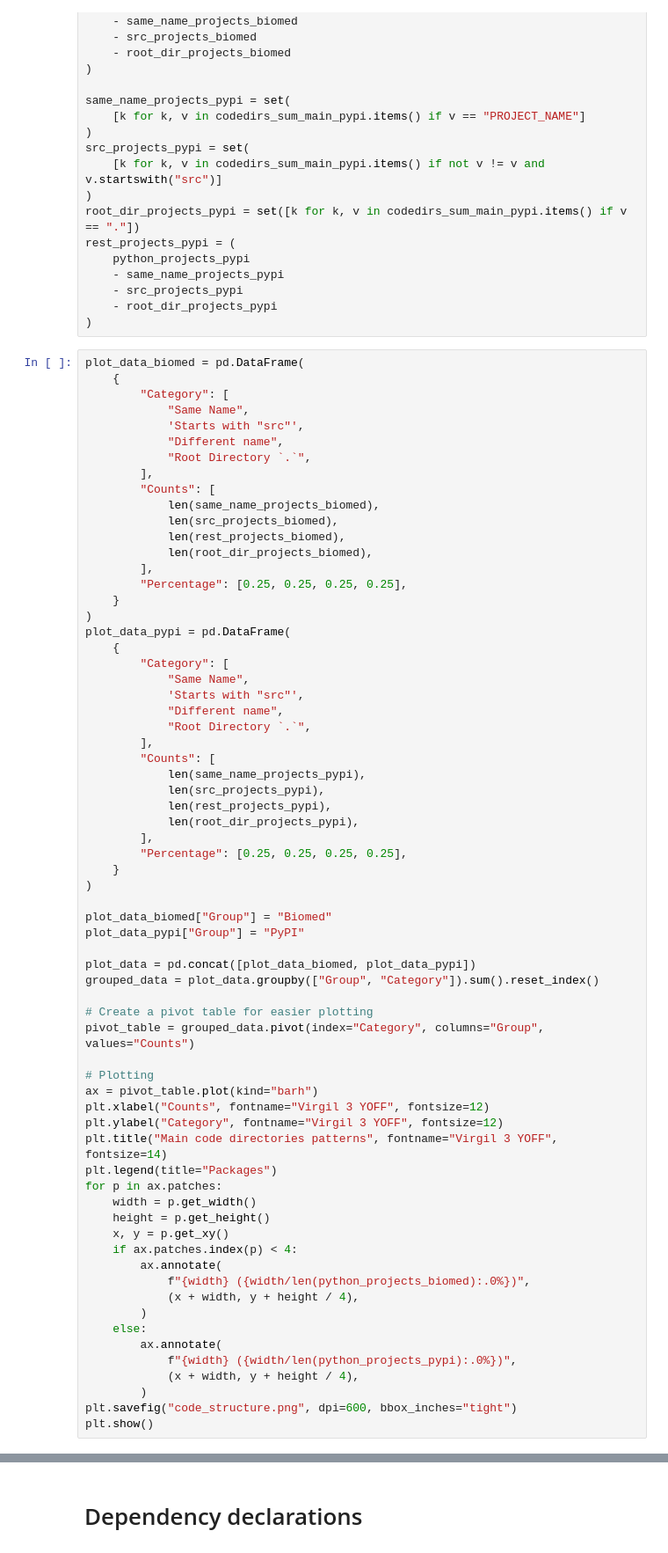
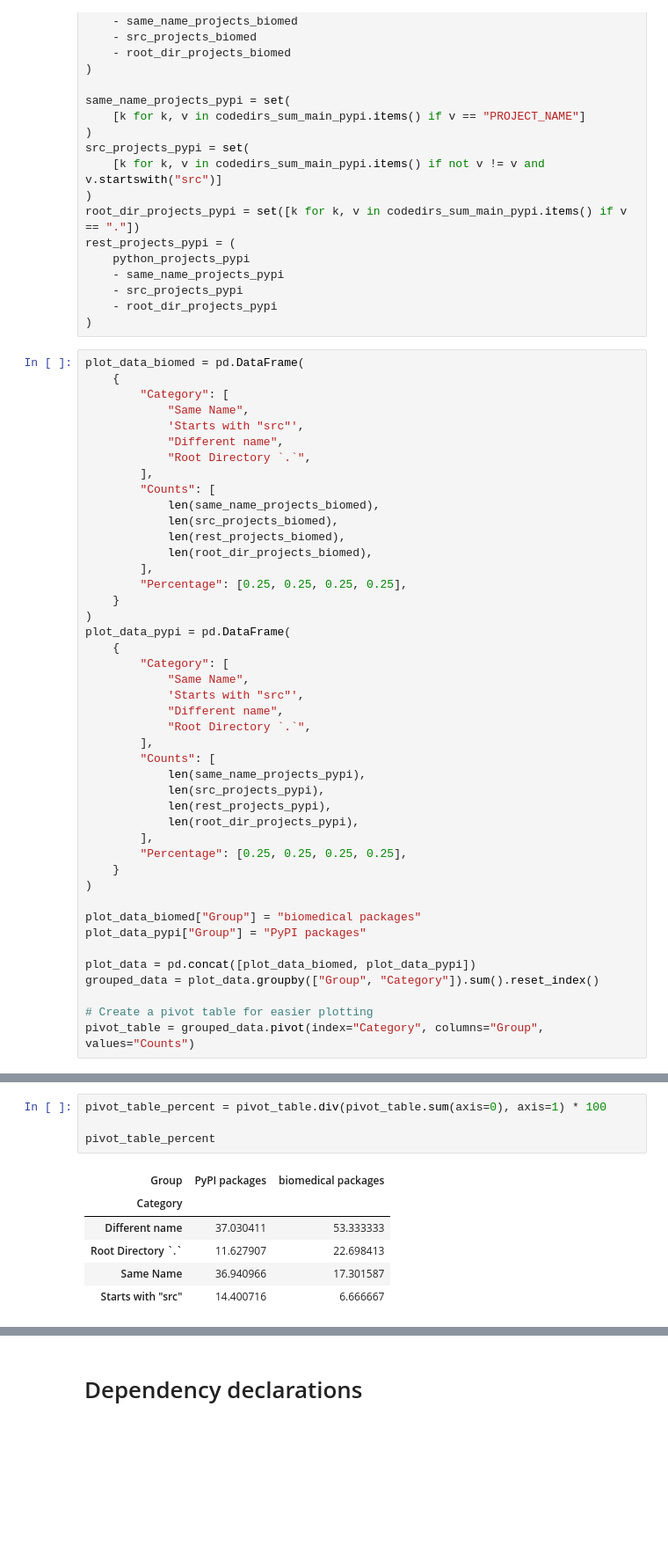
Before and after one commit to tweag/FawltyDeps-analysis, a Jupyter notebook: notebooks/analysis_biomed_pypi.ipynb, the cells around one changed output, grey strips where cells are left out. Shown at 88% size. Saved outputs shown, nothing was run; the diff lists cells and outputs as text; blank space fills up the shorter version.

```diff
--- a/notebooks/analysis_biomed_pypi.ipynb
+++ b/notebooks/analysis_biomed_pypi.ipynb
@@ -212,34 +212,11 @@ plot_data_pypi = pd.DataFrame(
     }
 )
 
-plot_data_biomed["Group"] = "Biomed"
-plot_data_pypi["Group"] = "PyPI"
+plot_data_biomed["Group"] = "biomedical packages"
+plot_data_pypi["Group"] = "PyPI packages"
 
 plot_data = pd.concat([plot_data_biomed, plot_data_pypi])
 grouped_data = plot_data.groupby(["Group", "Category"]).sum().reset_index()
 
 # Create a pivot table for easier plotting
 pivot_table = grouped_data.pivot(index="Category", columns="Group", values="Counts")
-
-# Plotting
-ax = pivot_table.plot(kind="barh")
-plt.xlabel("Counts", fontname="Virgil 3 YOFF", fontsize=12)
-plt.ylabel("Category", fontname="Virgil 3 YOFF", fontsize=12)
-plt.title("Main code directories patterns", fontname="Virgil 3 YOFF", fontsize=14)
-plt.legend(title="Packages")
-for p in ax.patches:
-    width = p.get_width()
-    height = p.get_height()
-    x, y = p.get_xy()
-    if ax.patches.index(p) < 4:
-        ax.annotate(
-            f"{width} ({width/len(python_projects_biomed):.0%})",
-            (x + width, y + height / 4),
-        )
-    else:
-        ax.annotate(
-            f"{width} ({width/len(python_projects_pypi):.0%})",
-            (x + width, y + height / 4),
-        )
-plt.savefig("code_structure.png", dpi=600, bbox_inches="tight")
-plt.show()
@@ -247,0 +223,11 @@ plt.show()
+# %%
+pivot_table_percent = pivot_table.div(pivot_table.sum(axis=0), axis=1) * 100
+
+pivot_table_percent
+# %% [output]
+| Group | PyPI packages | biomedical packages |
+| Category |  |  |
+| Different name | 37.030411 | 53.333333 |
+| Root Directory `.` | 11.627907 | 22.698413 |
+| Same Name | 36.940966 | 17.301587 |
+| Starts with "src" | 14.400716 | 6.666667 |
```
Also changed, not shown: parts of 8 cells of this notebook.
